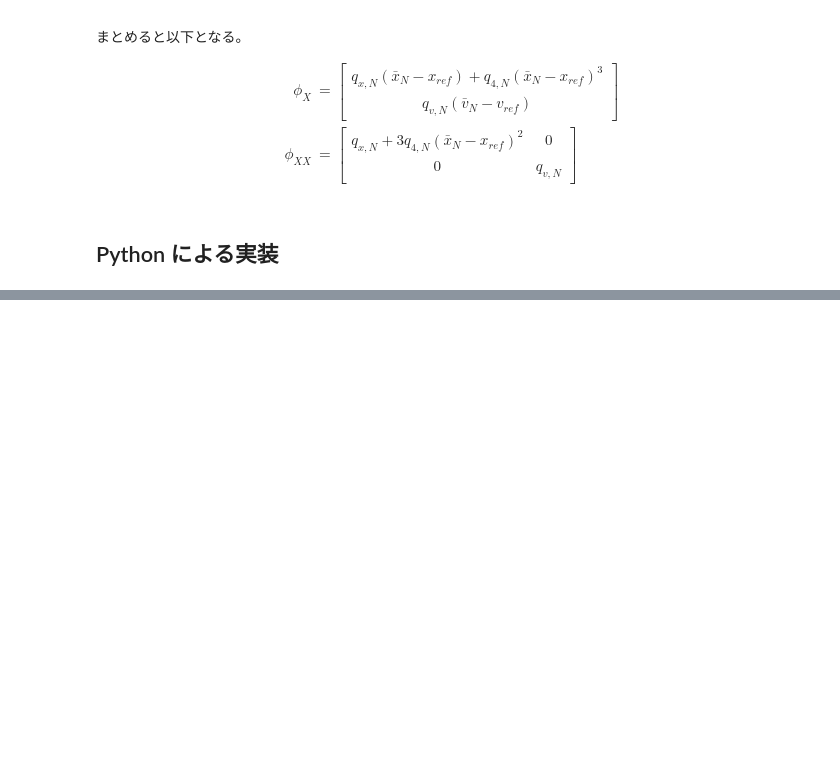
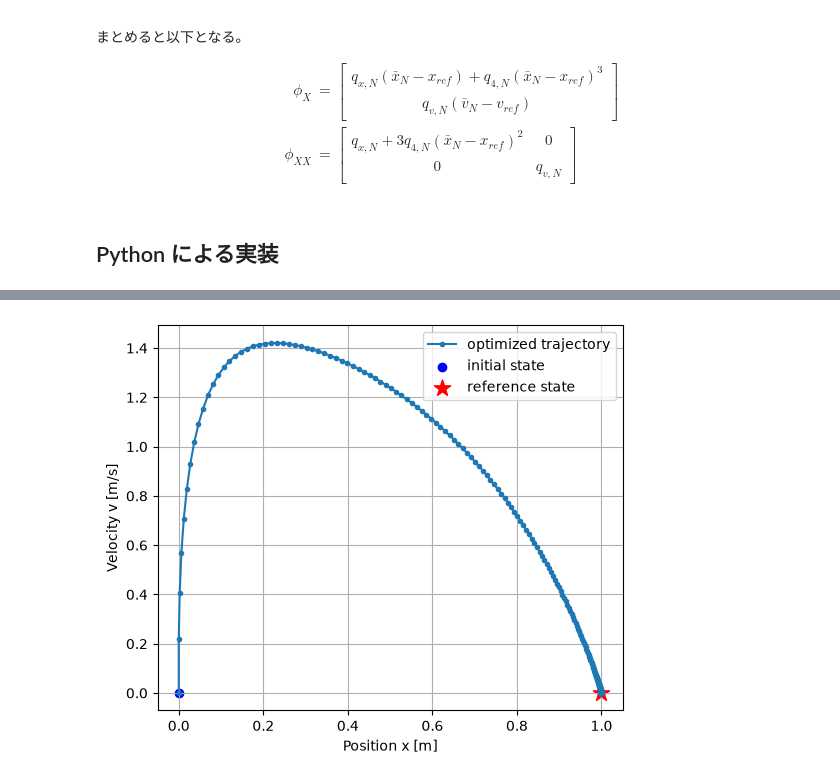
Before and after one commit to hideto008/learning_iLQR, a Jupyter notebook: notes/step7.ipynb, the cells around one changed output, grey strips where cells are left out. Cells and saved outputs as stored; diff of their text form; code cells hidden in the pictures; blank space fills up the shorter version.

```diff
--- a/notes/step7.ipynb
+++ b/notes/step7.ipynb
@@ -659,0 +730,34 @@ import matplotlib.pyplot as plt
+# %%
+plt.figure(figsize=(6, 5))
+
+plt.plot(
+    X_opt_array[:, 0],
+    X_opt_array[:, 1],
+    marker="o",
+    markersize=3,
+    label="optimized trajectory",
+)
+
+plt.scatter(
+    X_opt_array[0, 0],
+    X_opt_array[0, 1],
+    color="blue",
+    label="initial state",
+)
+
+plt.scatter(
+    x_ref,
+    v_ref,
+    color="red",
+    marker="*",
+    s=150,
+    label="reference state",
+)
+
+plt.xlabel("Position x [m]")
+plt.ylabel("Velocity v [m/s]")
+plt.grid()
+plt.legend()
+plt.show()
+# %% [output]
+[figure, added]
```
Also changed, not shown: parts of 5 cells of this notebook.
